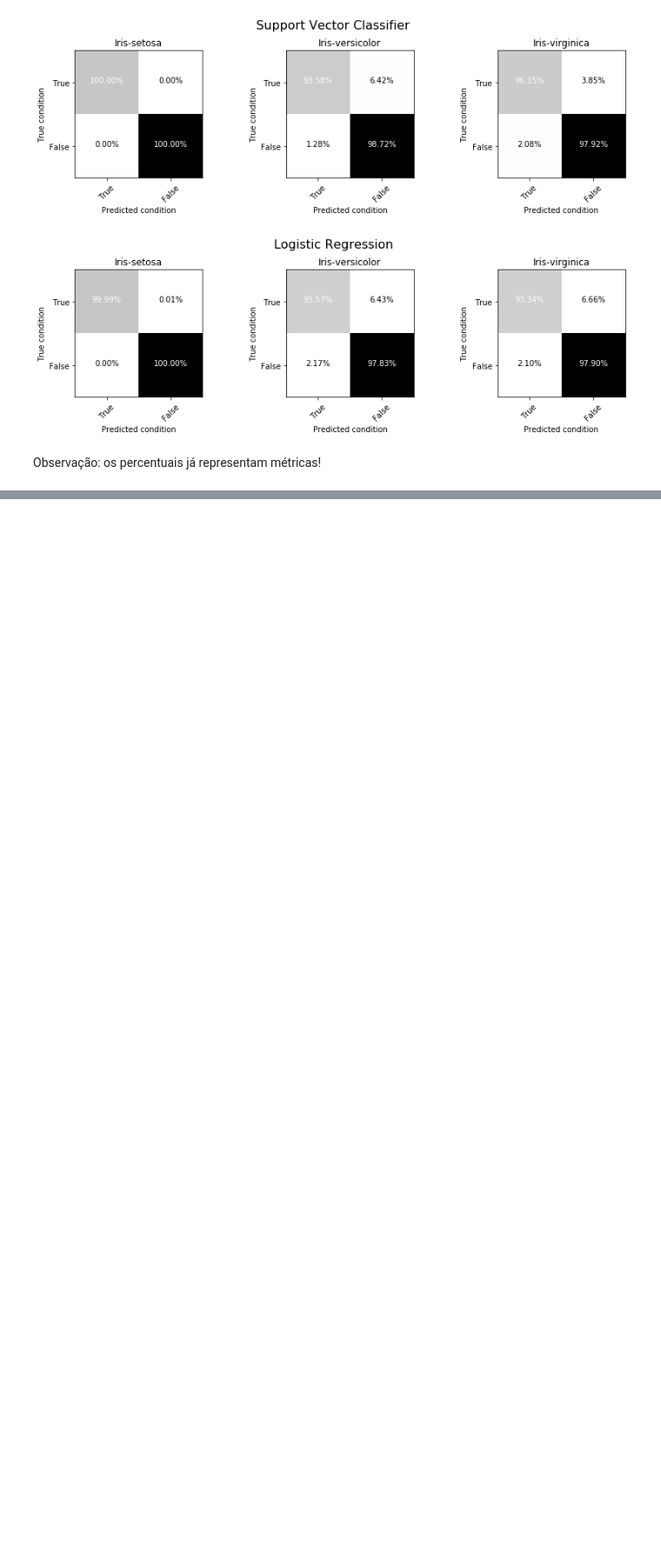
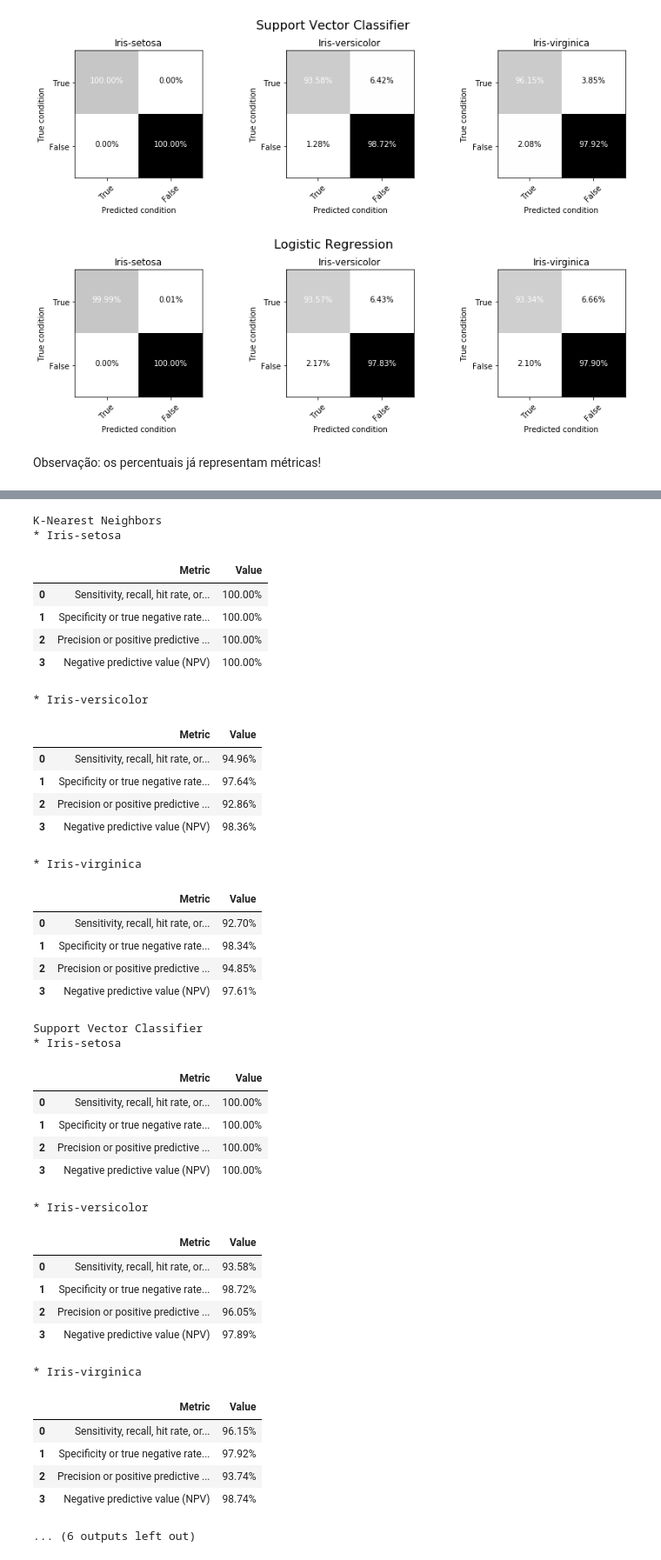
Before and after one commit to cristianokiu/desafio_datascience_intelivix_dez2016, a Jupyter notebook: Basico.ipynb, the cells around one changed output, grey strips where cells are left out. Shown: that part at 87% size. Saved outputs shown, nothing was run; the diff lists cells and outputs as text; code cells hidden in the pictures; blank space fills up the shorter version.

```diff
--- a/Basico.ipynb
+++ b/Basico.ipynb
@@ -191,0 +195,47 @@ Iris-versicolor     0.9335    0.9357    0.9346     50000
+# %%
+for cm in cms:
+    print(cm.name)
+    for cls in cm:
+        print('*', cls.name)
+        rows = [(d, '{0:.2%}'.format(v)) for d, _, v in cls.metrics]
+        display(pd.DataFrame(rows, columns=['Metric', 'Value'])[:4])
+# %% [output]
+K-Nearest Neighbors
+* Iris-setosa
+|  | Metric | Value |
+| 0 | Sensitivity, recall, hit rate, or... | 100.00% |
+| 1 | Specificity or true negative rate... | 100.00% |
+| 2 | Precision or positive predictive ... | 100.00% |
+| 3 | Negative predictive value (NPV) | 100.00% |
+* Iris-versicolor
+|  | Metric | Value |
+| 0 | Sensitivity, recall, hit rate, or... | 94.96% |
+| 1 | Specificity or true negative rate... | 97.64% |
+| 2 | Precision or positive predictive ... | 92.86% |
+| 3 | Negative predictive value (NPV) | 98.36% |
+* Iris-virginica
+|  | Metric | Value |
+| 0 | Sensitivity, recall, hit rate, or... | 92.70% |
+| 1 | Specificity or true negative rate... | 98.34% |
+| 2 | Precision or positive predictive ... | 94.85% |
+| 3 | Negative predictive value (NPV) | 97.61% |
+Support Vector Classifier
+* Iris-setosa
+|  | Metric | Value |
+| 0 | Sensitivity, recall, hit rate, or... | 100.00% |
+| 1 | Specificity or true negative rate... | 100.00% |
+| 2 | Precision or positive predictive ... | 100.00% |
+| 3 | Negative predictive value (NPV) | 100.00% |
+* Iris-versicolor
+|  | Metric | Value |
+| 0 | Sensitivity, recall, hit rate, or... | 93.58% |
+| 1 | Specificity or true negative rate... | 98.72% |
+| 2 | Precision or positive predictive ... | 96.05% |
+| 3 | Negative predictive value (NPV) | 97.89% |
+* Iris-virginica
+|  | Metric | Value |
+| 0 | Sensitivity, recall, hit rate, or... | 96.15% |
+| 1 | Specificity or true negative rate... | 97.92% |
+| 2 | Precision or positive predictive ... | 93.74% |
+| 3 | Negative predictive value (NPV) | 98.74% |
+... (6 outputs left out)
```
Also changed, not shown: parts of 13 cells of this notebook, 1 other file.
